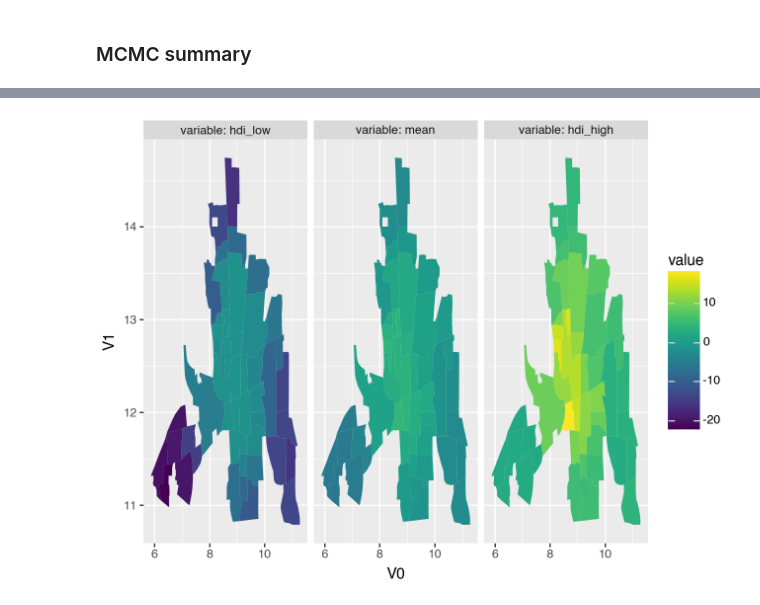
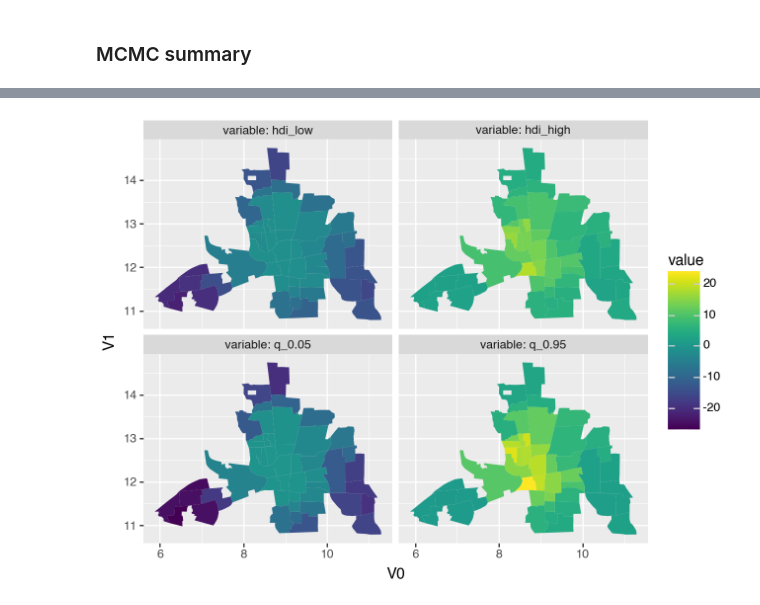
Before and after one commit to liesel-devs/liesel_gam, a Jupyter notebook: notebooks/test_mrf.ipynb, the cells around one changed output, grey strips where cells are left out. Saved outputs shown, nothing was run; the diff lists cells and outputs as text; code cells hidden in the pictures.

```diff
--- a/notebooks/test_mrf.ipynb
+++ b/notebooks/test_mrf.ipynb
@@ -44,3 +24,0 @@ poly_df = polys_to_df(polys)
-# %%
-columb["label"] = columb["district"]
-poly_df = columb.merge(poly_df, on="label")
@@ -106,7 +65,5 @@ we can quickly set up the MCMC engine with `gs.LieselMCMC` (new in v0.4.0).
 # %%
-eb = gs.LieselMCMC(model).get_engine_builder(
-    seed=1, num_chains=4
-)  # New in liesel v0.4.0
+eb = gs.LieselMCMC(model).get_engine_builder(seed=1, num_chains=4)
 
 eb.set_epochs(
     gs.stan_epochs(
@@ -275,8 +130,9 @@ predictions_summary = predictions_summary.reset_index(names="i")
 # %%
-from liesel_gam.plots import plot_regions
-
-plot_regions(
-    loc.terms["mrf1(district)"], samples, plot_vars=["hdi_low", "mean", "hdi_high"]
+gam.plot_regions(
+    term=loc.terms["mrf1(district)"],
+    samples=samples,
+    polys=polys,
+    plot_vars=["hdi_low", "hdi_high", "q_0.05", "q_0.95"],
 )
 # %% [output]
-[figure, old version]
+[figure, new version]
```
Also changed, not shown: parts of 28 cells of this notebook, 8 other files.
